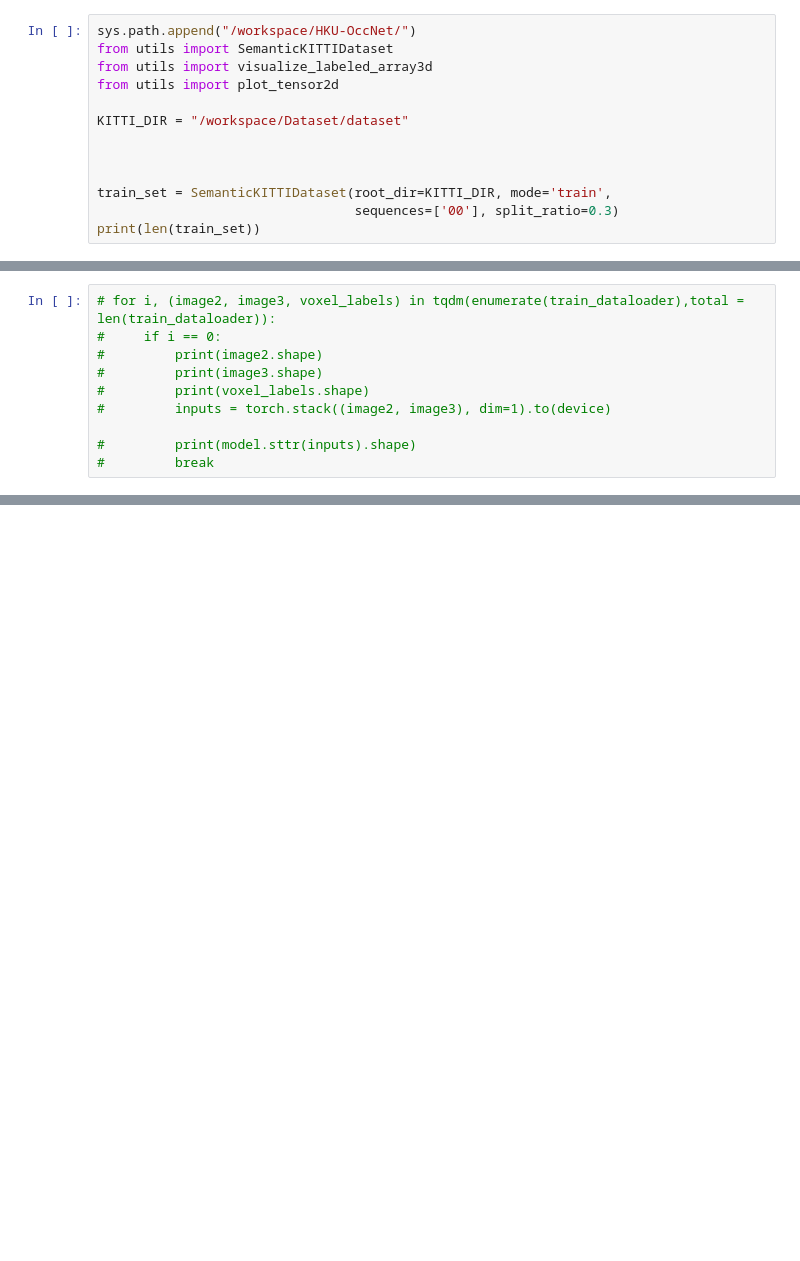
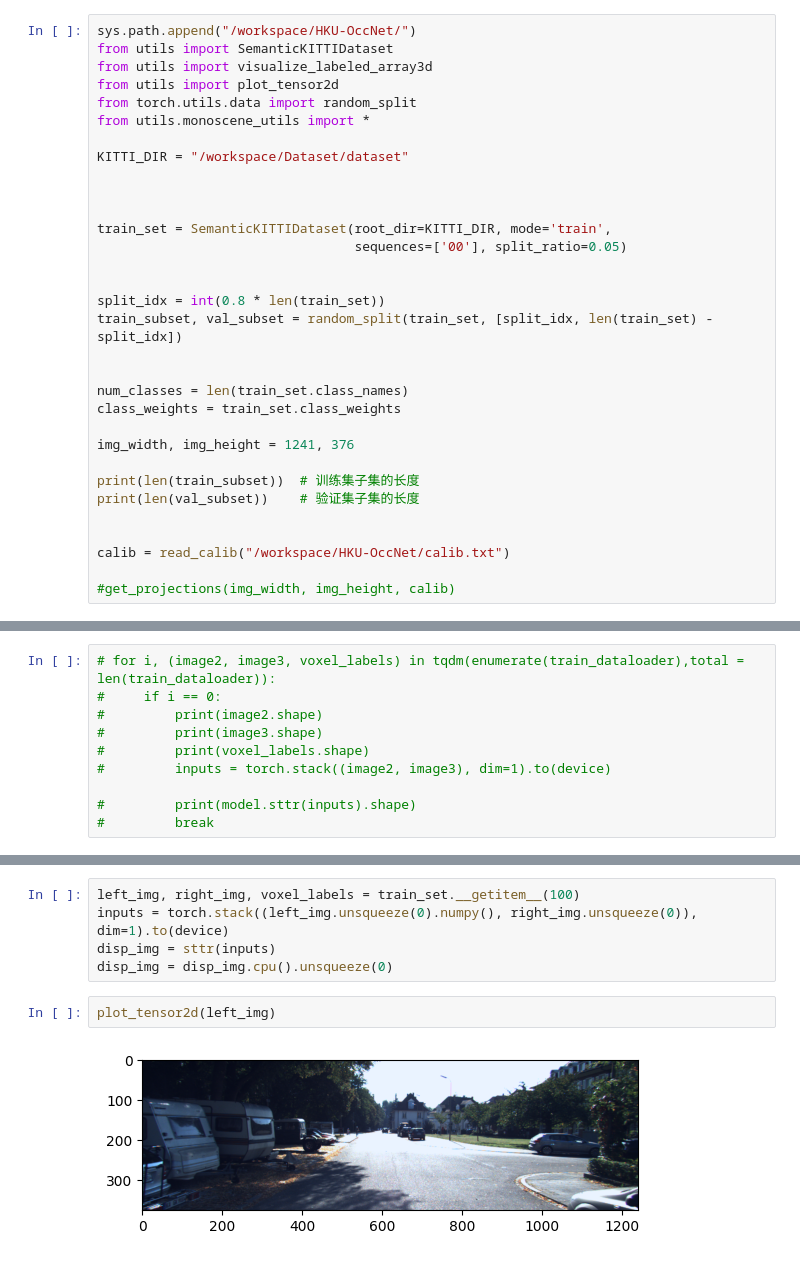
Before and after one commit to zht043/HKU-OccNet, a Jupyter notebook: Experiments/ZHTDanPotEins.ipynb, the cells around one changed output, grey strips where cells are left out. Cells and saved outputs as stored; diff of their text form; blank space fills up the shorter version.

```diff
--- a/Experiments/ZHTDanPotEins.ipynb
+++ b/Experiments/ZHTDanPotEins.ipynb
@@ -28,12 +30,31 @@ sys.path.append("/workspace/HKU-OccNet/")
 from utils import SemanticKITTIDataset
 from utils import visualize_labeled_array3d
 from utils import plot_tensor2d
+from torch.utils.data import random_split
+from utils.monoscene_utils import *
 
 KITTI_DIR = "/workspace/Dataset/dataset"
 
 
 
 train_set = SemanticKITTIDataset(root_dir=KITTI_DIR, mode='train',
-                                 sequences=['00'], split_ratio=0.3)
-print(len(train_set))
+                                 sequences=['00'], split_ratio=0.05)
+
+
+split_idx = int(0.8 * len(train_set))
+train_subset, val_subset = random_split(train_set, [split_idx, len(train_set) - split_idx])
+
+
+num_classes = len(train_set.class_names)
+class_weights = train_set.class_weights
+
+img_width, img_height = 1241, 376
+
+print(len(train_subset))  # 训练集子集的长度
+print(len(val_subset))    # 验证集子集的长度
+
+
+calib = read_calib("/workspace/HKU-OccNet/calib.txt")
+
+#get_projections(img_width, img_height, calib)
 # %% [output]
@@ -542,0 +511,9 @@ sizes provided (5) must be greater or equal to the number of dimensions in the t
+# %%
+left_img, right_img, voxel_labels = train_set.__getitem__(100)
+inputs = torch.stack((left_img.unsqueeze(0).numpy(), right_img.unsqueeze(0)), dim=1).to(device)
+disp_img = sttr(inputs)
+disp_img = disp_img.cpu().unsqueeze(0)
+# %%
+plot_tensor2d(left_img)
+# %% [output]
+[figure, added]
```
Also changed, not shown: parts of 31 cells of this notebook, 3 other files.
